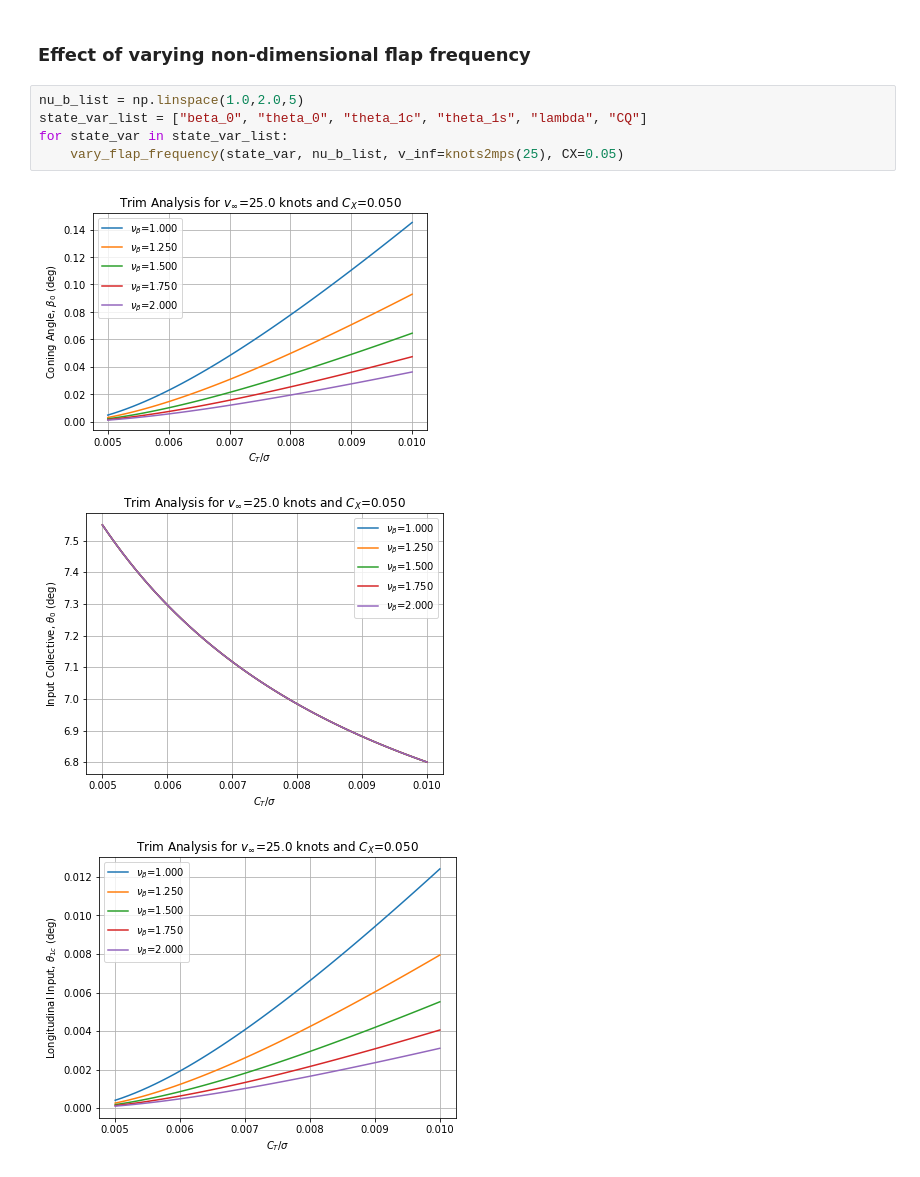
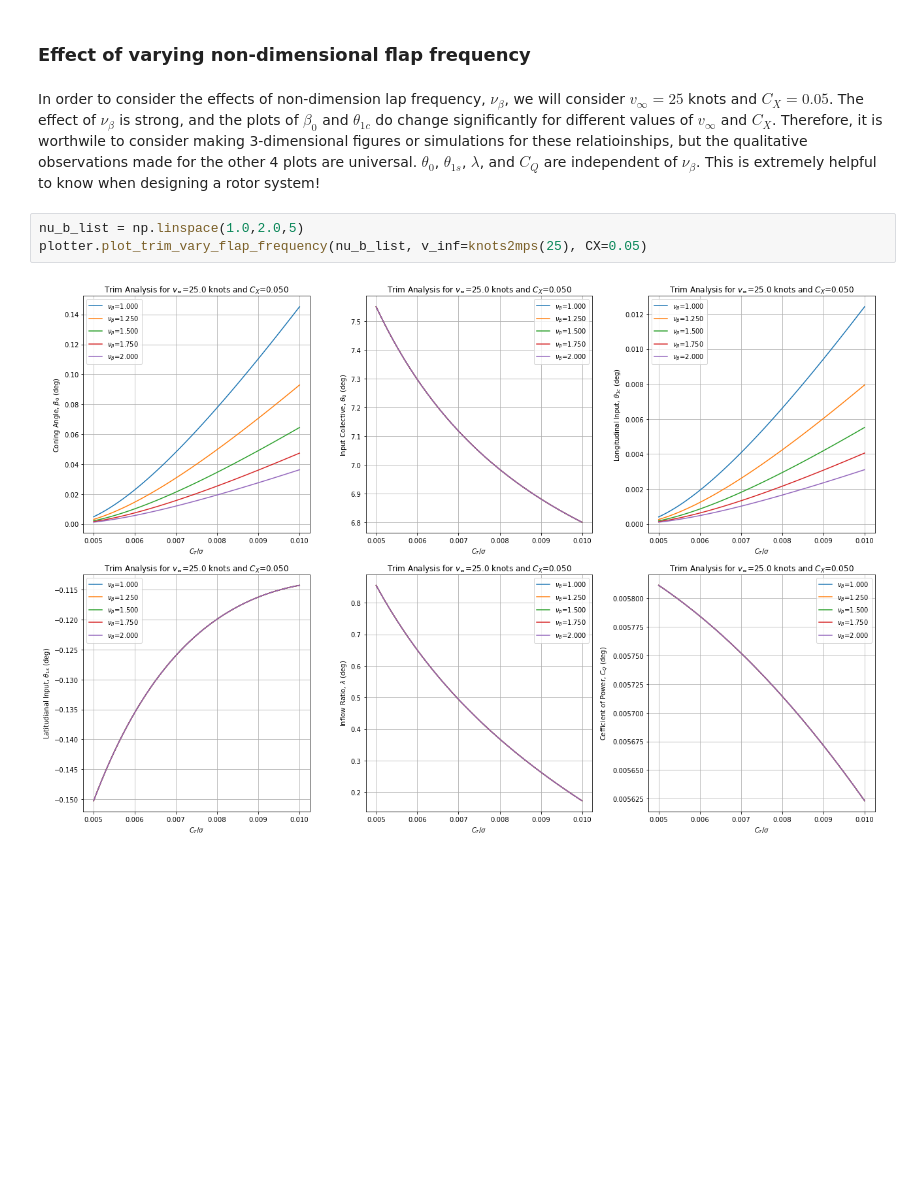
Before and after one commit to nruhl25/HoveringVehicleDesign, a Jupyter notebook: proj2/proj2_report.ipynb, the cells around one changed output. Drawn from its saved outputs; the diff is of its cells as text; blank space fills up the shorter version.

```diff
--- a/proj2/proj2_report.ipynb
+++ b/proj2/proj2_report.ipynb
@@ -60,11 +143,9 @@ plot_rotor_trim(trim1_tuple)
 # %% [markdown]
 ### Effect of varying non-dimensional flap frequency
+# %% [markdown]
+In order to consider the effects of non-dimension lap frequency, $\nu_\beta$, we will consider $v_\infty=25$ knots and $C_X=0.05$. The effect of $\nu_\beta$ is strong, and the plots of $\beta_0$ and $\theta_{1c}$ do change significantly for different values of $v_\infty$ and $C_X$. Therefore, it is worthwile to consider making 3-dimensional figures or simulations for these relatioinships, but the qualitative observations made for the other 4 plots are universal. $\theta_0$, $\theta_{1s}$, $\lambda$, and $C_Q$ are independent of $\nu_\beta$. This is extremely helpful to know when designing a rotor system!
 # %%
 nu_b_list = np.linspace(1.0,2.0,5)
-state_var_list = ["beta_0", "theta_0", "theta_1c", "theta_1s", "lambda", "CQ"]
-for state_var in state_var_list:
-    vary_flap_frequency(state_var, nu_b_list, v_inf=knots2mps(25), CX=0.05)
+plotter.plot_trim_vary_flap_frequency(nu_b_list, v_inf=knots2mps(25), CX=0.05)
 # %% [output]
-[figure, old version]
+[figure, new version]
-[figure, removed]
-[figure, removed]
```
Also changed, not shown: parts of 23 cells of this notebook, 3 other files.
